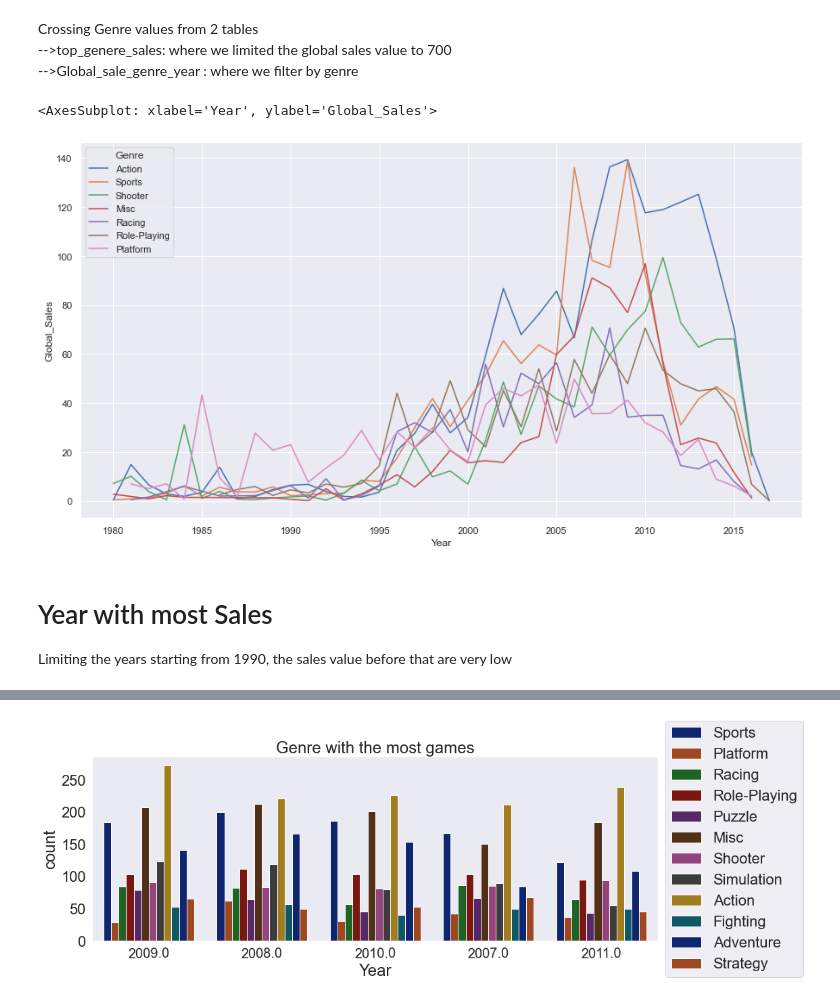
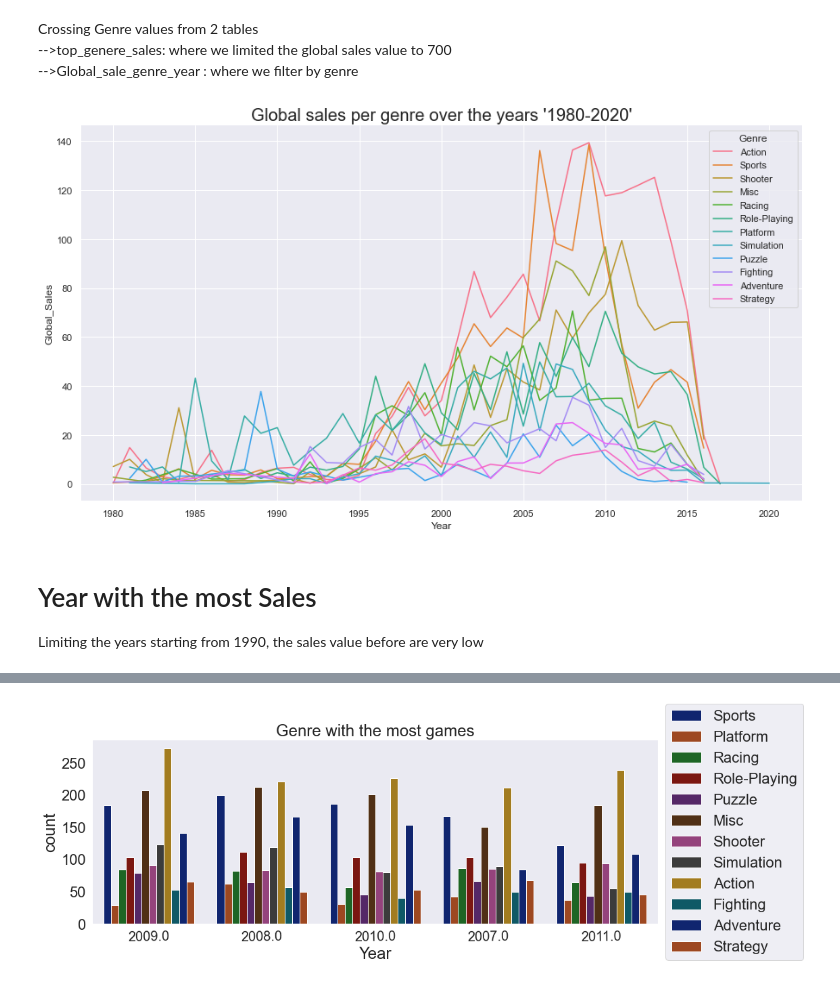
Before and after one commit to KirbyDream/APi_project, a Jupyter notebook: cleaning_VG.ipynb, the cells around one changed output, grey strips where cells are left out. Saved outputs shown, nothing was run; the diff lists cells and outputs as text; code cells hidden in the pictures.

Commit message:
add images

```diff
--- a/cleaning_VG.ipynb
+++ b/cleaning_VG.ipynb
@@ -124,6 +142,10 @@ sns.set_context("poster")
 # %%
 sns.countplot(x="Genre", data=df_vg, order = df_vg["Genre"].value_counts().index).set(title='Genre with the most games')
 sns.color_palette("hls", 8)
+plt.xticks(size=20)
+plt.yticks(size=20)
+plt.xticks(rotation=70)
+plt.rcParams["axes.labelsize"] = 15
 
-plt.xticks(rotation=70)
+plt.savefig("./images/genre_most_games.png")
 # %% [output]
@@ -214,11 +317,13 @@ Global_sale_genre_year = Global_sale_genre_year[Global_sale_genre_year['Genre'].
 # %%
 #line plot sales per genre per year
 sns.set(rc={"figure.figsize": (15.,8.)})
 
-sns.lineplot(x = "Year", y= "Global_Sales", hue = "Genre",data = Global_sale_genre_year)
+line =sns.lineplot(x = "Year", y= "Global_Sales", hue = "Genre",data = Global_sale_genre_year)
+line.set_title("Global sales per genre over the years '1980-2020'",fontsize=20)
+sns.set(font_scale=1)
+sns.despine()
 # %% [output]
-<AxesSubplot: xlabel='Year', ylabel='Global_Sales'>
-[figure, old version]
+[figure, new version]
 # %% [markdown]
-# Year with most Sales
-Limiting the years starting from 1990, the sales value before that are very low
+# Year with the most Sales
+Limiting the years starting from 1990, the sales value before are very low
```
Also changed, not shown: parts of 72 cells of this notebook, 6 other files.
